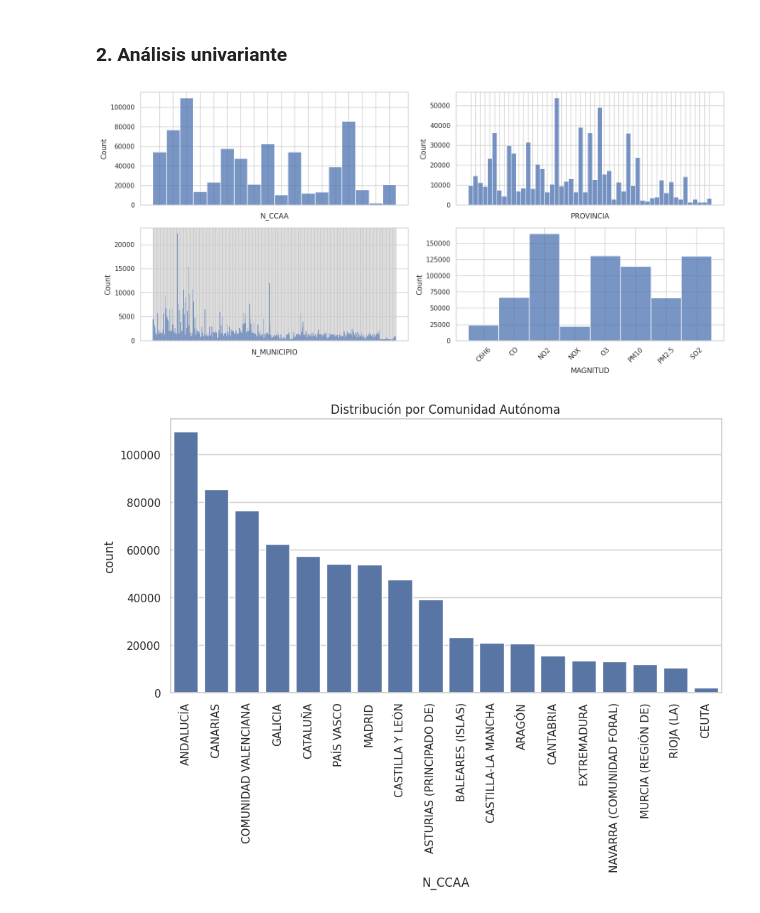
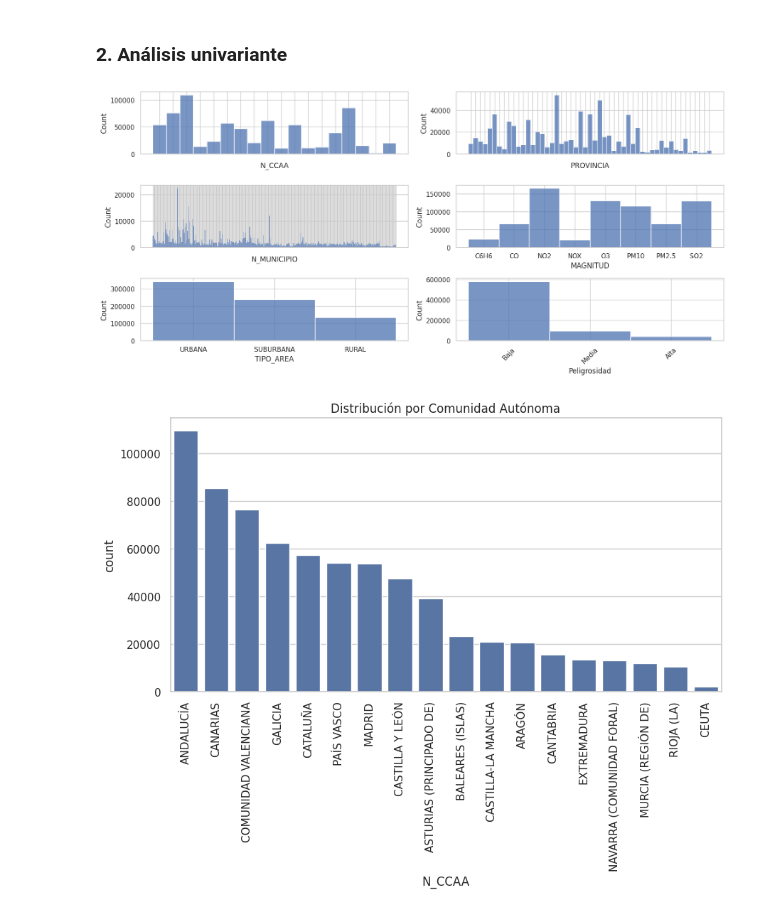
Before and after one commit to Pilizmt/Final-project-air-quality, a Jupyter notebook: src/EDA.ipynb, the cells around one changed output. Drawn from its saved outputs; the diff is of its cells as text; code cells hidden in the pictures.

```diff
--- a/src/EDA.ipynb
+++ b/src/EDA.ipynb
@@ -90,23 +90,21 @@ def clasificar_peligrosidad(valor, umbrales):
 # Aplicar la función a cada fila del DataFrame
 def clasificar_fila(row):
     contaminante = row['MAGNITUD']
-    valor = row['Media_Horaria']
+    valor = row['Media_Diaria']
     if contaminante in umbrales_peligrosidad:
         return clasificar_peligrosidad(valor, umbrales_peligrosidad[contaminante])
 
-# Umbrales de peligrosidad definidos para los 8 contaminantes
 umbrales_peligrosidad = {
-    'SO2': {'bajo': 6, 'alto': 20},
-    'CO': {'bajo': 3.25, 'alto': 10},
-    'NO': {'bajo': 60, 'alto': 200},
-    'NO2': {'bajo': 60, 'alto': 180},
-    'PM2.5': {'bajo': 8, 'alto': 25},
-    'PM10': {'bajo': 25, 'alto': 75},
-    'NOX': {'bajo': 10, 'alto': 30},
-    'O3': {'bajo': 40, 'alto': 120}
+    'SO2': {'bajo': 25, 'alto': 40},
+    'CO': {'bajo': 2, 'alto': 4},
+    'C6H6': {'bajo': 2, 'alto': 5},
+    'NO2': {'bajo': 15, 'alto': 25},
+    'PM2.5': {'bajo': 10, 'alto': 15},
+    'PM10': {'bajo': 25, 'alto': 45},
+    'NOX': {'bajo': 75, 'alto': 100},
+    'O3': {'bajo': 75, 'alto': 100}
 }
 
-# Crear una nueva columna con la clasificación de peligrosidad
 clean_df['Peligrosidad'] = clean_df.apply(clasificar_fila, axis=1)
 
 clean_df
@@ -137,0 +135,8 @@ Media         186442      7     O3  105991
+# %%
+# Remove time columns
+columnas_h = [column for column in clean_df.columns if 'H' in column]
+
+clean_df = clean_df.drop(columnas_h, axis=1)
+# %%
+clean_df = clean_df.drop('ESTACION', axis=1)
+clean_df
@@ -138,21 +157,24 @@ Media         186442      7     O3  105991
 # %% [markdown]
 ### **2. Análisis univariante**
 # %%
-# Histogramas para visualizar la distribución de datos en las columnas "N_CCAA", "PROVINCIA", "N_MUNICIPIO" y "MAGNITUD"
-sns.set(style="whitegrid")
+# Histogramas para visualizar la distribución de datos en las columnas "N_CCAA", "PROVINCIA", "N_MUNICIPIO", "MAGNITUD", "TIPO_AREA", "Peligrosidad"
+sns.set(style= 'whitegrid')
 
-fig, axis = plt.subplots(2, 2, figsize=(15, 7))
+fig, axis = plt.subplots(3, 2, figsize=(15, 7))
 
-sns.histplot(ax=axis[0, 0], data=clean_df, x="N_CCAA").set_xticklabels([])
-sns.histplot(ax=axis[0, 1], data=clean_df, x="PROVINCIA").set_xticklabels([])
-sns.histplot(ax=axis[1, 0], data=clean_df, x="N_MUNICIPIO").set_xticklabels([])
-sns.histplot(ax=axis[1, 1], data=clean_df, x="MAGNITUD")
+# Histogramas
+sns.histplot(ax=axis[0, 0], data=clean_df, x= 'N_CCAA').set_xticklabels([])
+sns.histplot(ax=axis[0, 1], data=clean_df, x= 'PROVINCIA').set_xticklabels([])
+sns.histplot(ax=axis[1, 0], data=clean_df, x= 'N_MUNICIPIO').set_xticklabels([])
+sns.histplot(ax=axis[1, 1], data=clean_df, x= 'MAGNITUD')
+sns.histplot(ax=axis[2, 0], data=clean_df, x= 'TIPO_AREA')
+sns.histplot(ax=axis[2, 1], data=clean_df, x= 'Peligrosidad')
 
 plt.xticks(rotation=45)
 plt.tight_layout()
 plt.show()
 # %% [output]
-[figure, old version]
+[figure, new version]
 # %%
 # Distribución de datos en la columna 'N_CCAA', con las Comunidades Autónomas ordenadas por frecuencia en orden descendente en el eje x.
 # Proporciona una visualización de cuántas veces aparece cada provincia en tus datos.
```
Also changed, not shown: parts of 13 cells of this notebook, 2 other files.
